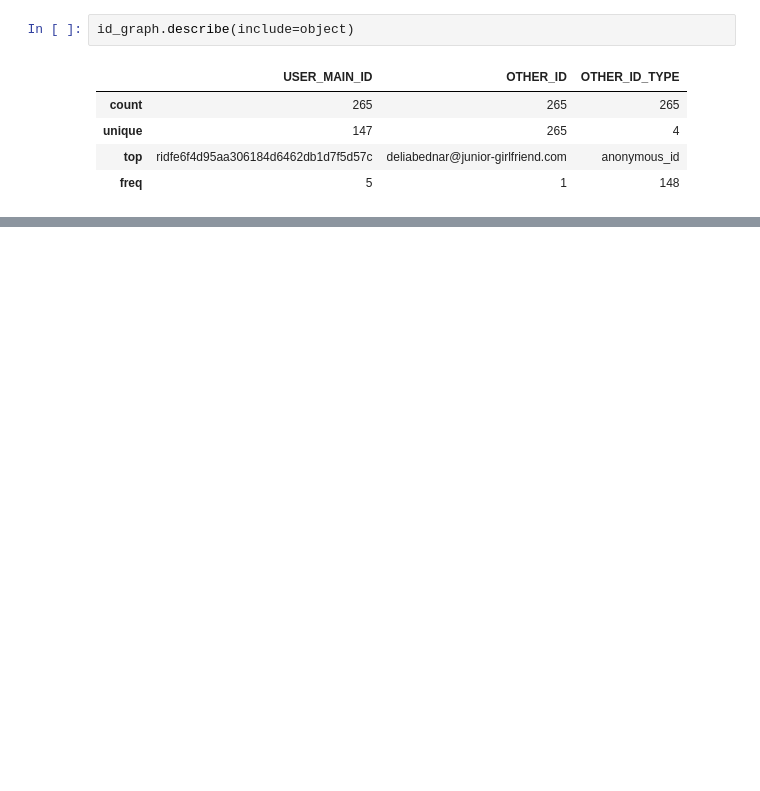
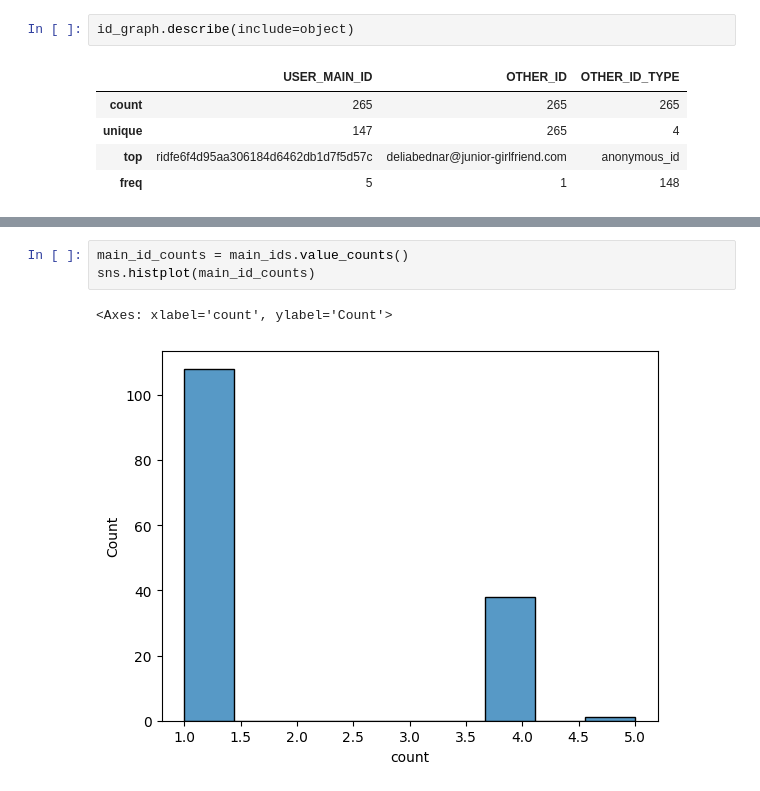
Before and after one commit to esadek/temp, a Jupyter notebook: notebooks/id_graph.ipynb, the cells around one changed output, grey strips where cells are left out. Cells and saved outputs as stored; diff of their text form; blank space fills up the shorter version.

```diff
--- a/notebooks/id_graph.ipynb
+++ b/notebooks/id_graph.ipynb
@@ -109,0 +114,6 @@ Name: count, dtype: int64
+# %%
+main_id_counts = main_ids.value_counts()
+sns.histplot(main_id_counts)
+# %% [output]
+<Axes: xlabel='count', ylabel='Count'>
+[figure, added]
```
Also changed, not shown: parts of 22 cells of this notebook.
